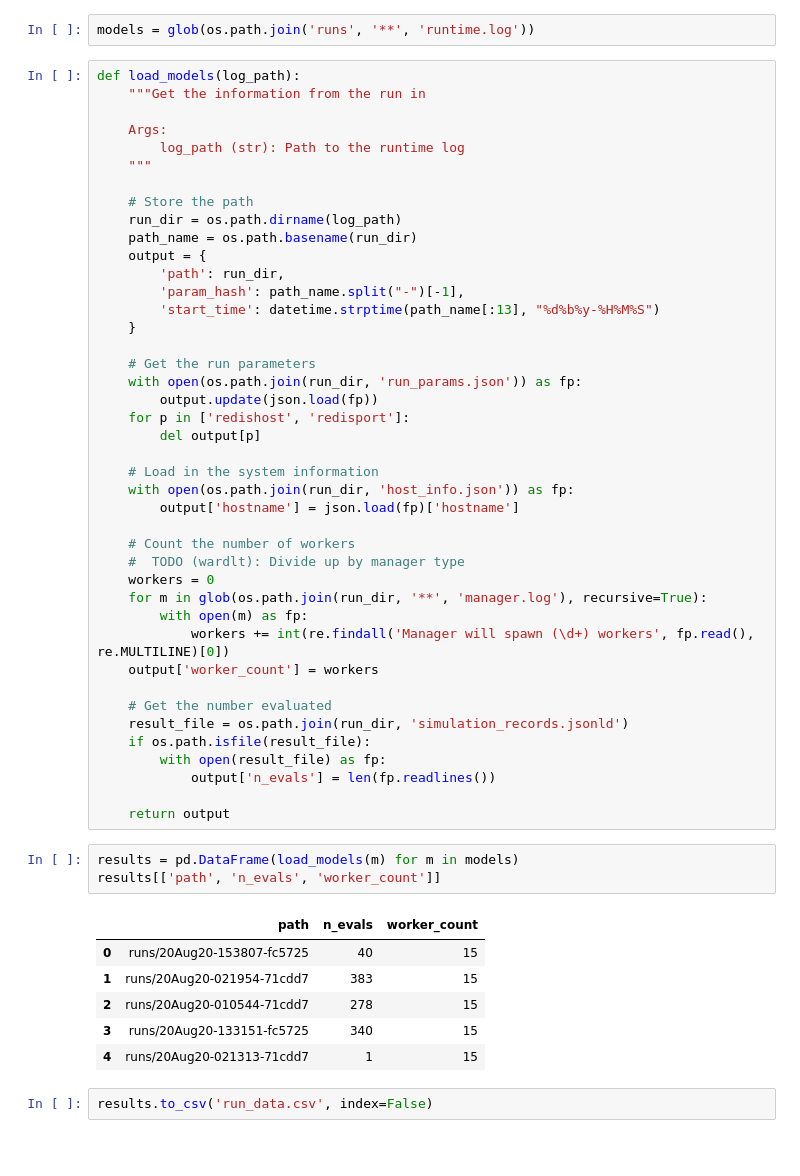
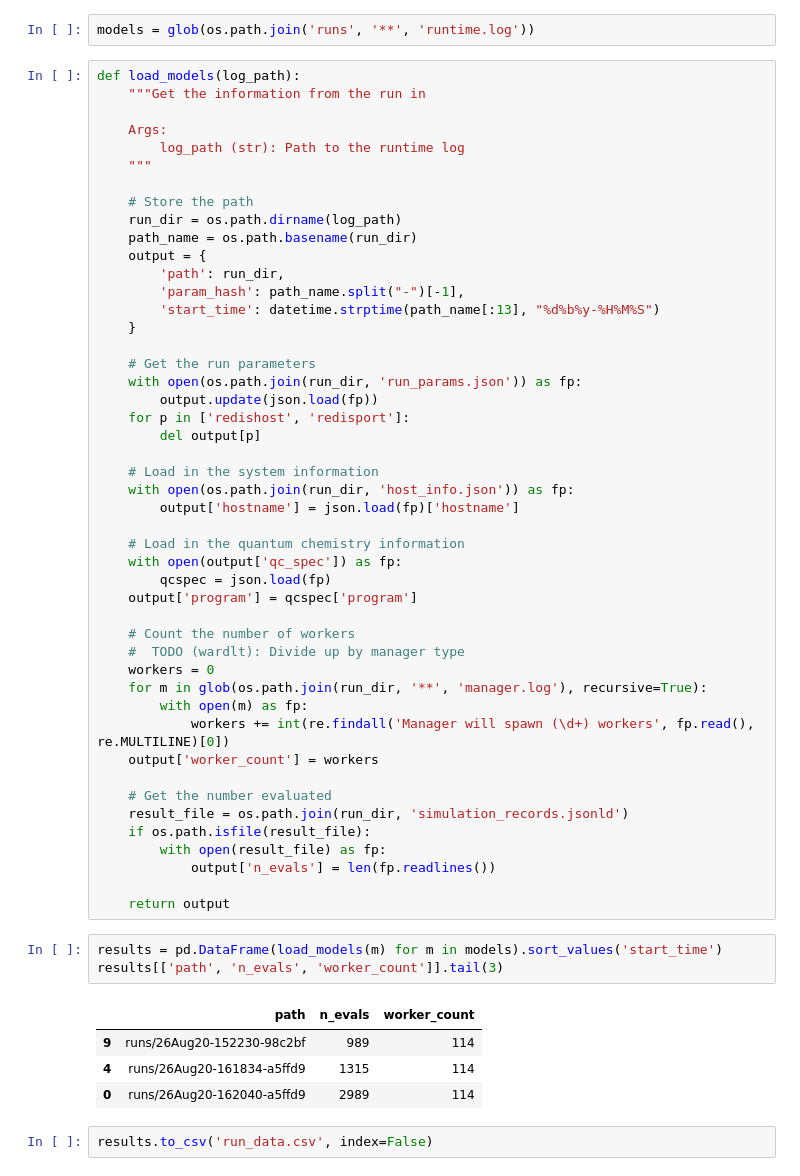
Before and after one commit to exalearn/colmena, a Jupyter notebook: molecule-design/atomization-energy/0_summarize-runs.ipynb, the cells around one changed output. Cells and saved outputs as stored; diff of their text form; blank space fills up the shorter version.

```diff
--- a/molecule-design/atomization-energy/0_summarize-runs.ipynb
+++ b/molecule-design/atomization-energy/0_summarize-runs.ipynb
@@ -42,6 +42,11 @@ def load_models(log_path):
     with open(os.path.join(run_dir, 'host_info.json')) as fp:
         output['hostname'] = json.load(fp)['hostname']
 
+    # Load in the quantum chemistry information
+    with open(output['qc_spec']) as fp:
+        qcspec = json.load(fp)
+    output['program'] = qcspec['program']
+
     # Count the number of workers
     #  TODO (wardlt): Divide up by manager type
     workers = 0
@@ -58,14 +63,12 @@ def load_models(log_path):
 
     return output
 # %%
-results = pd.DataFrame(load_models(m) for m in models)
-results[['path', 'n_evals', 'worker_count']]
+results = pd.DataFrame(load_models(m) for m in models).sort_values('start_time')
+results[['path', 'n_evals', 'worker_count']].tail(3)
 # %% [output]
 |  | path | n_evals | worker_count |
-| 0 | runs/20Aug20-153807-fc5725 | 40 | 15 |
-| 1 | runs/20Aug20-021954-71cdd7 | 383 | 15 |
-| 2 | runs/20Aug20-010544-71cdd7 | 278 | 15 |
-| 3 | runs/20Aug20-133151-fc5725 | 340 | 15 |
-| 4 | runs/20Aug20-021313-71cdd7 | 1 | 15 |
+| 9 | runs/26Aug20-152230-98c2bf | 989 | 114 |
+| 4 | runs/26Aug20-161834-a5ffd9 | 1315 | 114 |
+| 0 | runs/26Aug20-162040-a5ffd9 | 2989 | 114 |
 # %%
 results.to_csv('run_data.csv', index=False)
```
Also changed, not shown: 2 other files.
